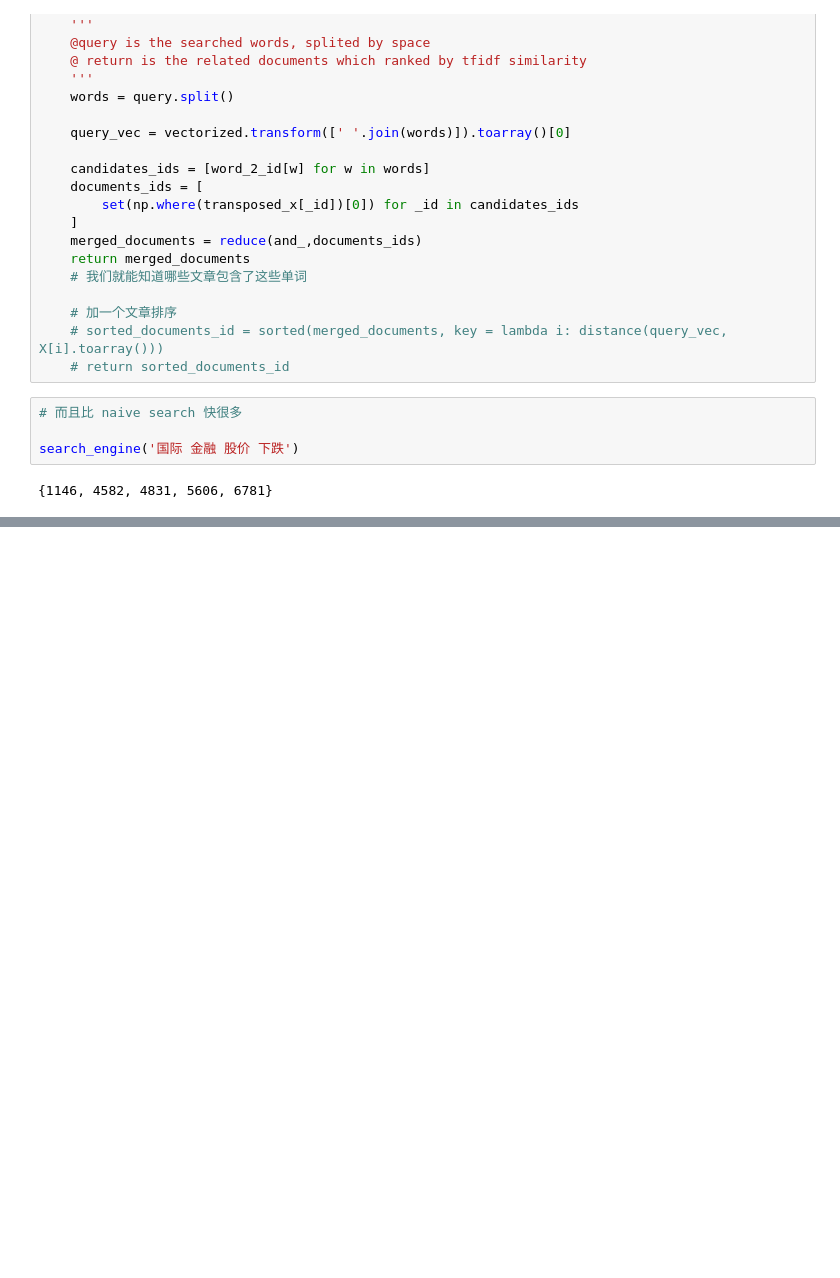
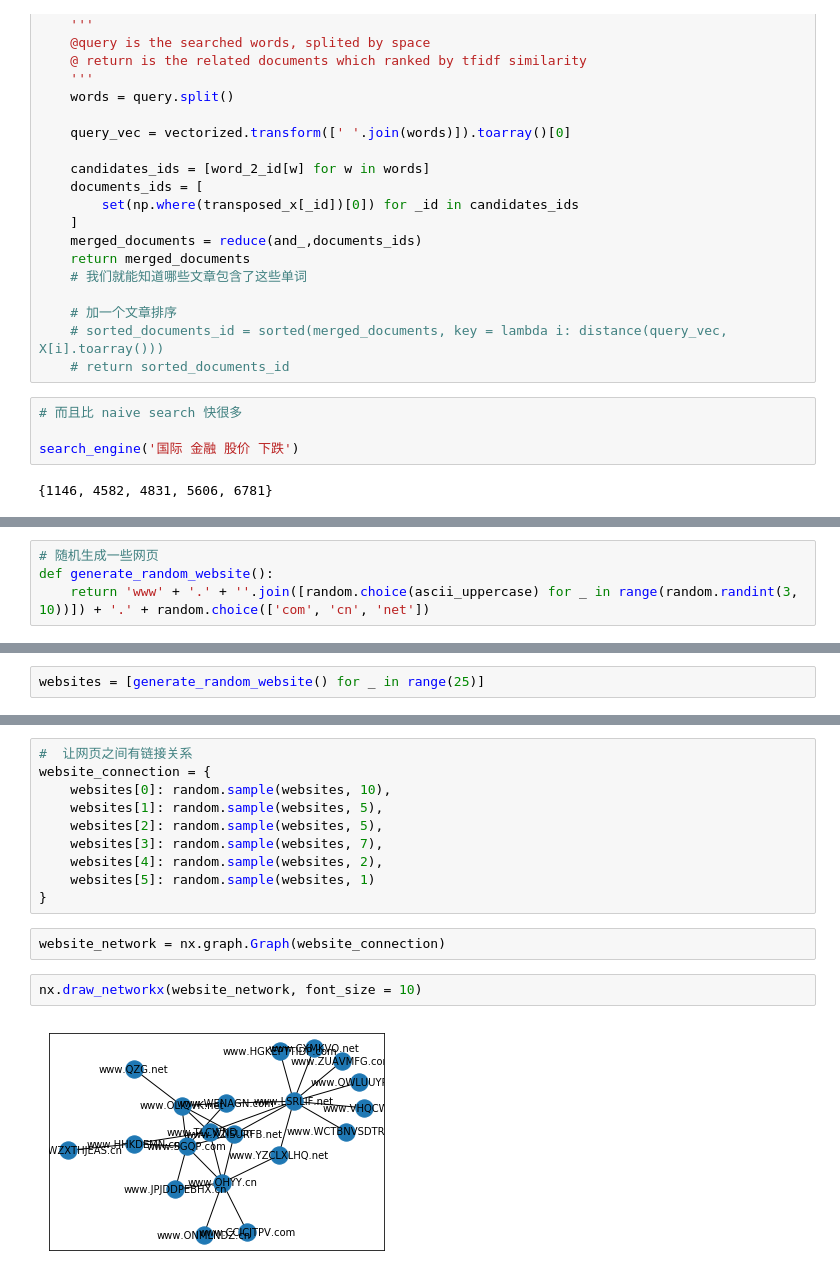
Before and after one commit to xiaorui777/NLP, a Jupyter notebook: Build_Search_Engine.ipynb, the cells around one changed output, grey strips where cells are left out. Drawn from its saved outputs; the diff is of its cells as text; blank space fills up the shorter version.

```diff
--- a/Build_Search_Engine.ipynb
+++ b/Build_Search_Engine.ipynb
@@ -184,0 +232,4 @@ for i, _id in enumerate(candidates_ids):
+# %%
+# 随机生成一些网页
+def generate_random_website():
+    return 'www' + '.' + ''.join([random.choice(ascii_uppercase) for _ in range(random.randint(3, 10))]) + '.' + random.choice(['com', 'cn', 'net'])
@@ -184,0 +240,2 @@ for i, _id in enumerate(candidates_ids):
+# %%
+websites = [generate_random_website() for _ in range(25)]
@@ -184,0 +275,16 @@ for i, _id in enumerate(candidates_ids):
+# %%
+#  让网页之间有链接关系
+website_connection = {
+    websites[0]: random.sample(websites, 10),
+    websites[1]: random.sample(websites, 5),
+    websites[2]: random.sample(websites, 5),
+    websites[3]: random.sample(websites, 7),
+    websites[4]: random.sample(websites, 2),
+    websites[5]: random.sample(websites, 1)
+}
+# %%
+website_network = nx.graph.Graph(website_connection)
+# %%
+nx.draw_networkx(website_network, font_size = 10)
+# %% [output]
+[figure, added]
```
Also changed, not shown: parts of 16 cells of this notebook.
